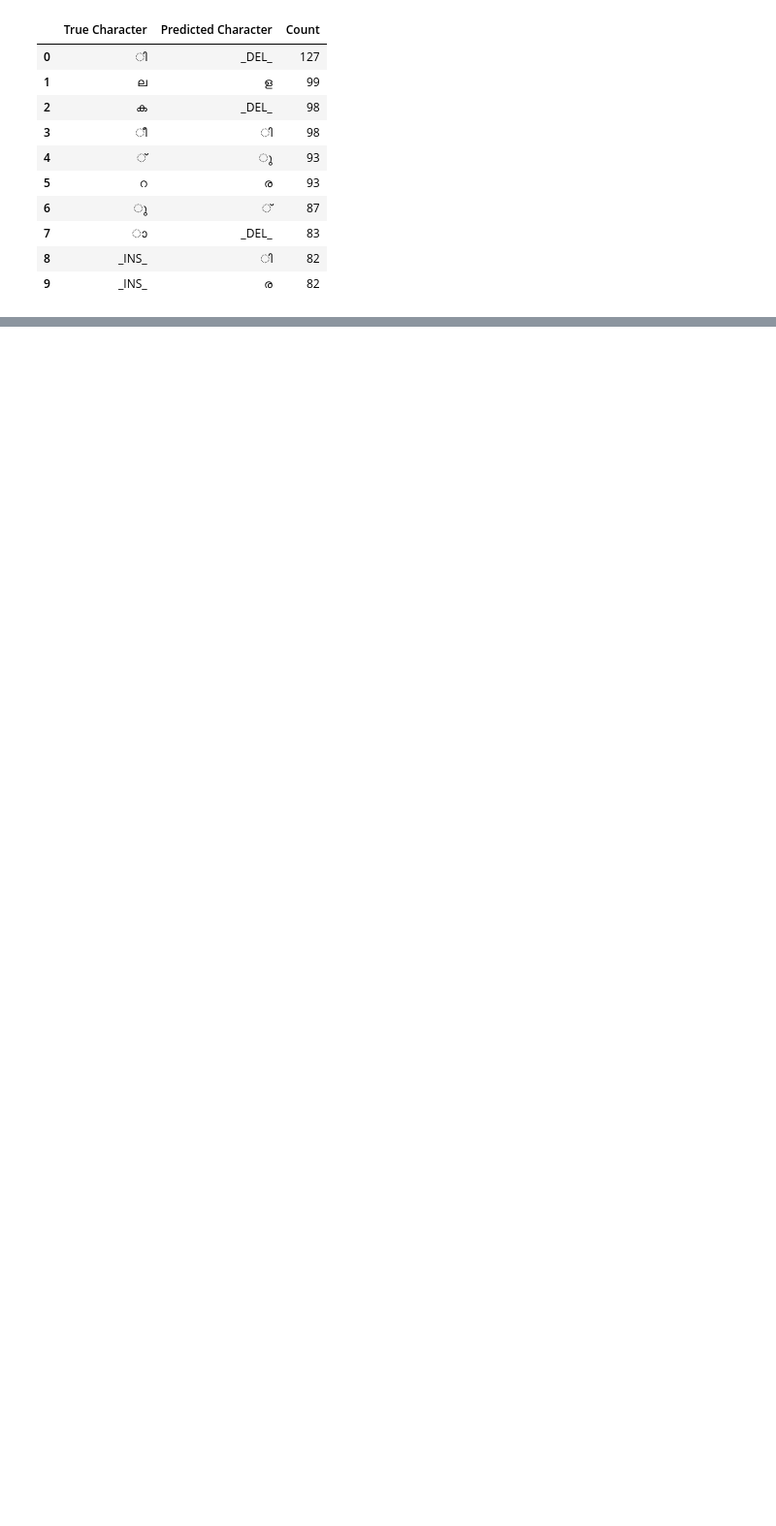
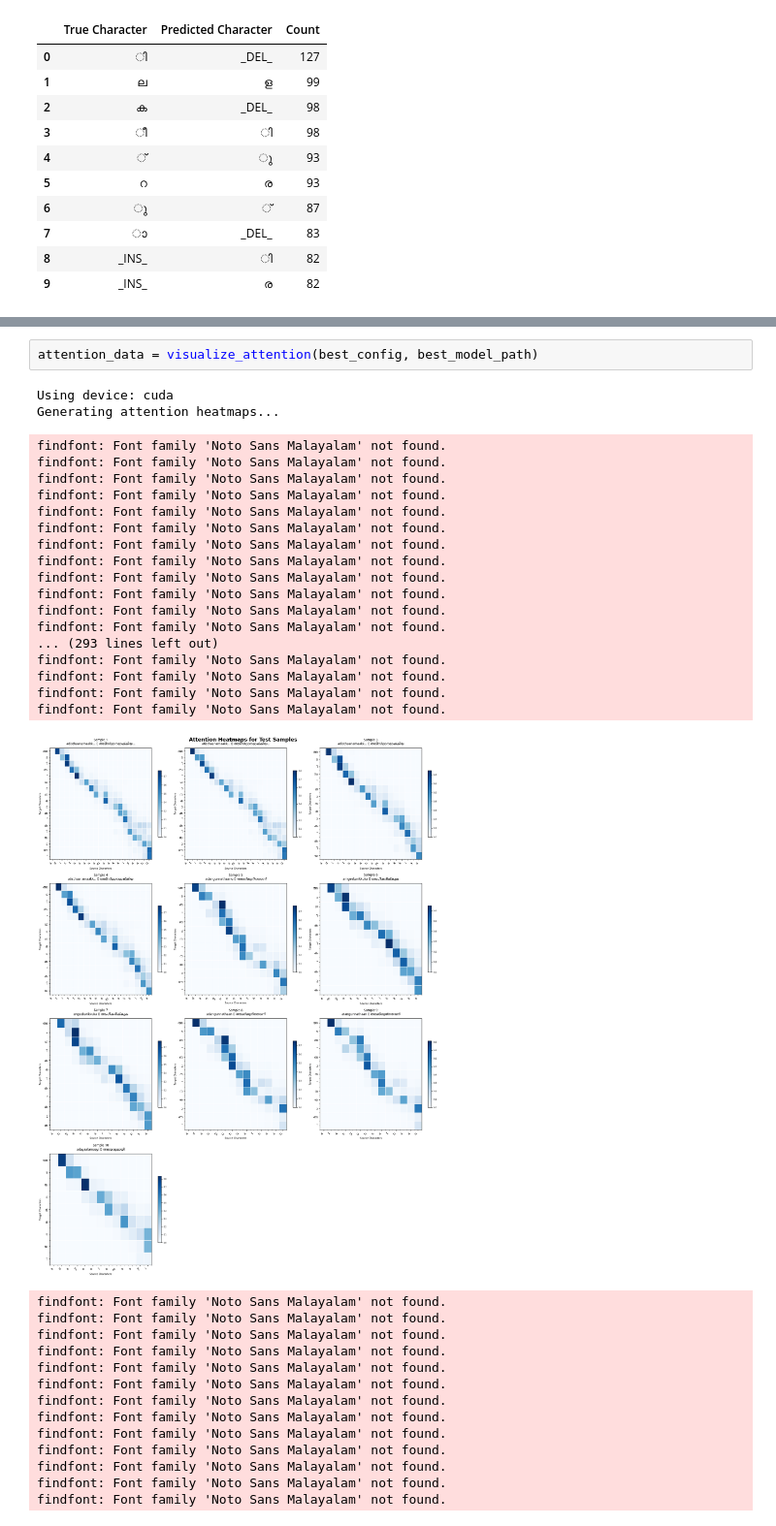
Before and after one commit to Ayaan-Labba/DA6401-Assignment-3, a Jupyter notebook: attention.ipynb, the cells around one changed output, grey strips where cells are left out. Shown at 97% size. Drawn from its saved outputs; the diff is of its cells as text; blank space fills up the shorter version.

Commit message:
Complete connectivity visualization

```diff
--- a/attention.ipynb
+++ b/attention.ipynb
@@ -830,0 +922,36 @@ def run_analysis(config, model_path):
+# %%
+attention_data = visualize_attention(best_config, best_model_path)
+# %% [output]
+Using device: cuda
+Generating attention heatmaps...
+findfont: Font family 'Noto Sans Malayalam' not found.
+findfont: Font family 'Noto Sans Malayalam' not found.
+findfont: Font family 'Noto Sans Malayalam' not found.
+findfont: Font family 'Noto Sans Malayalam' not found.
+findfont: Font family 'Noto Sans Malayalam' not found.
+findfont: Font family 'Noto Sans Malayalam' not found.
+findfont: Font family 'Noto Sans Malayalam' not found.
+findfont: Font family 'Noto Sans Malayalam' not found.
+findfont: Font family 'Noto Sans Malayalam' not found.
+findfont: Font family 'Noto Sans Malayalam' not found.
+findfont: Font family 'Noto Sans Malayalam' not found.
+findfont: Font family 'Noto Sans Malayalam' not found.
+... (293 lines left out)
+findfont: Font family 'Noto Sans Malayalam' not found.
+findfont: Font family 'Noto Sans Malayalam' not found.
+findfont: Font family 'Noto Sans Malayalam' not found.
+findfont: Font family 'Noto Sans Malayalam' not found.
+[figure, added]
+findfont: Font family 'Noto Sans Malayalam' not found.
+findfont: Font family 'Noto Sans Malayalam' not found.
+findfont: Font family 'Noto Sans Malayalam' not found.
+findfont: Font family 'Noto Sans Malayalam' not found.
+findfont: Font family 'Noto Sans Malayalam' not found.
+findfont: Font family 'Noto Sans Malayalam' not found.
+findfont: Font family 'Noto Sans Malayalam' not found.
+findfont: Font family 'Noto Sans Malayalam' not found.
+findfont: Font family 'Noto Sans Malayalam' not found.
+findfont: Font family 'Noto Sans Malayalam' not found.
+findfont: Font family 'Noto Sans Malayalam' not found.
+findfont: Font family 'Noto Sans Malayalam' not found.
+findfont: Font family 'Noto Sans Malayalam' not found.
```
Also changed, not shown: parts of 13 cells of this notebook, 2 other files.
